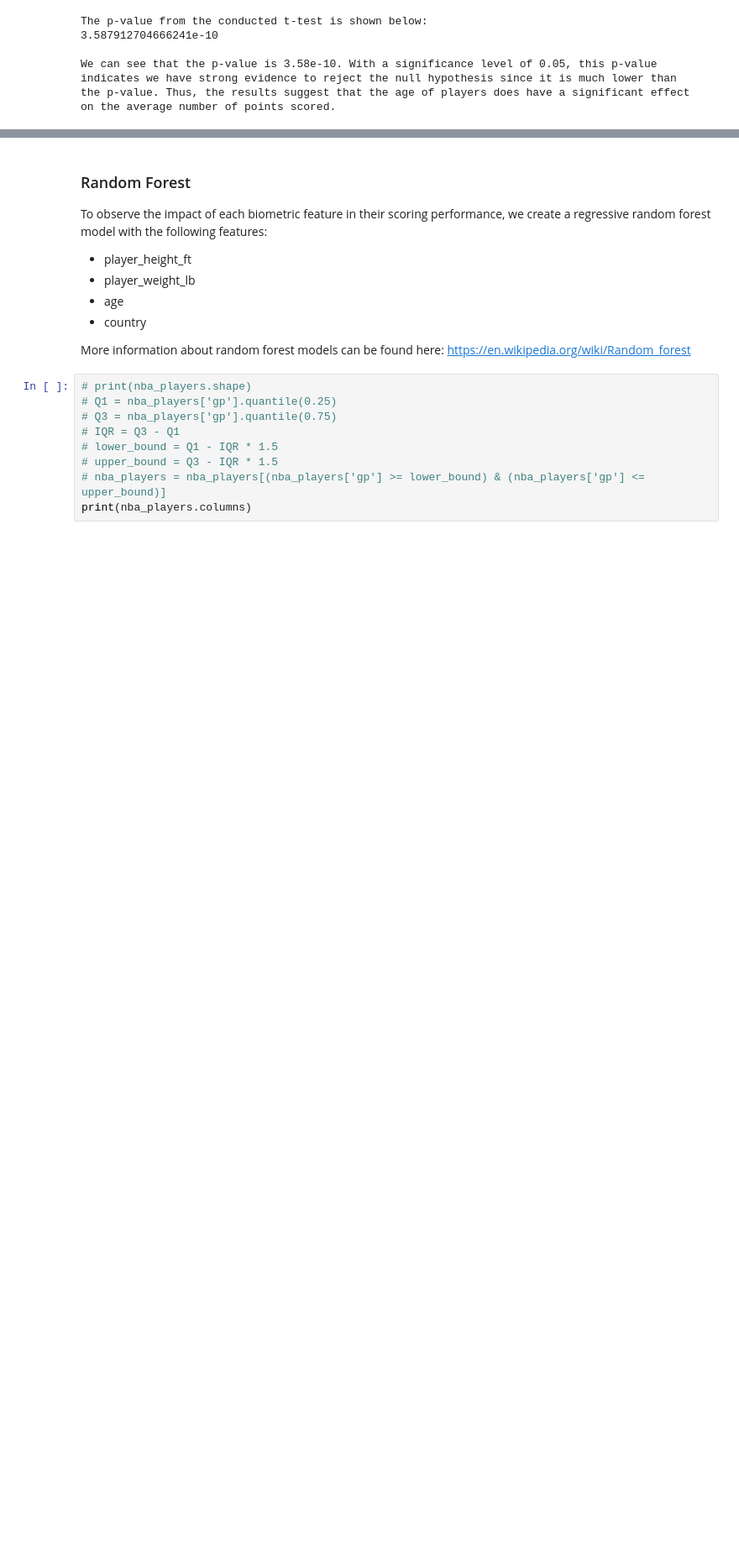
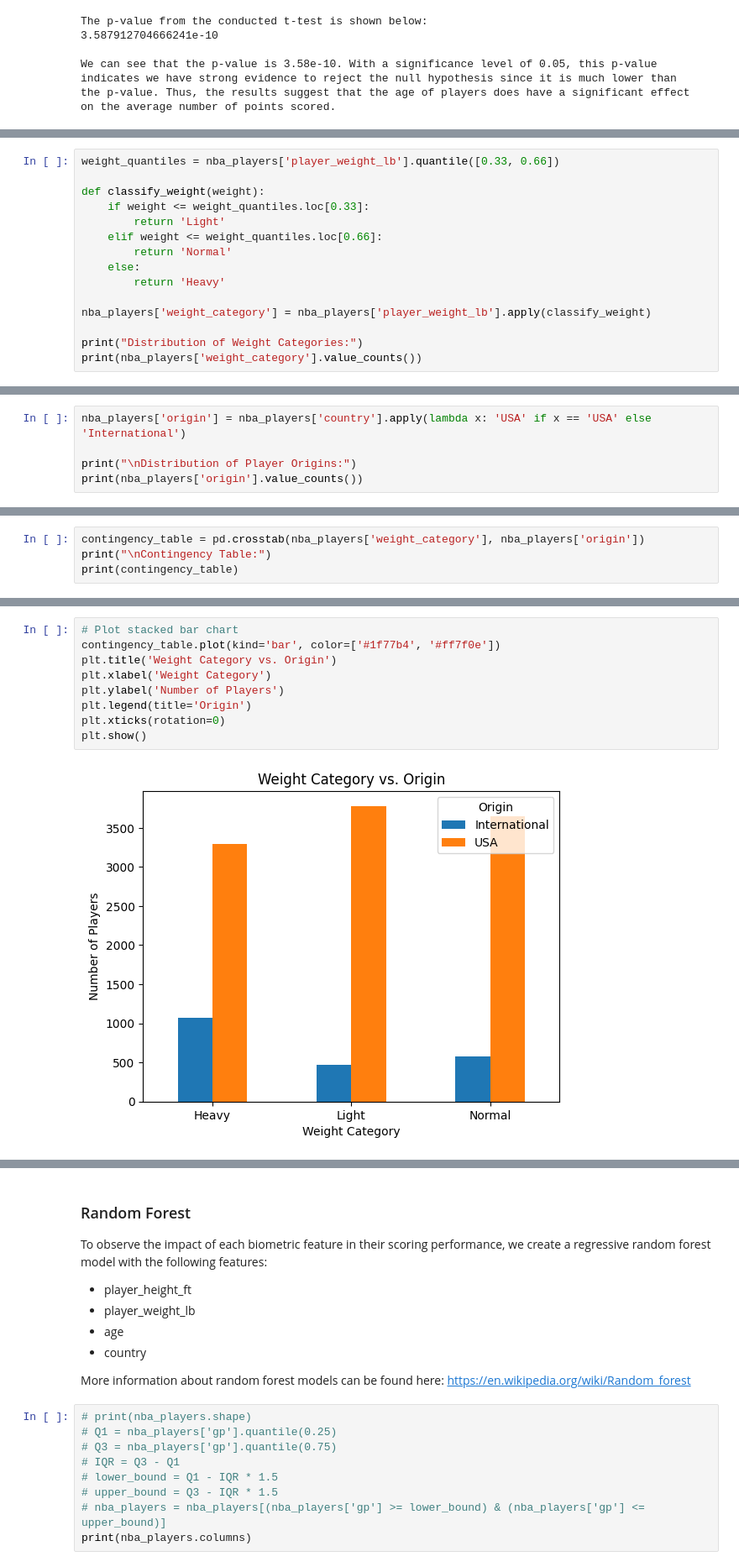
Before and after one commit to ezilin/CMSC320-Group-Proj, a Jupyter notebook: projectfn.ipynb, the cells around one changed output, grey strips where cells are left out. Shown at 84% size. Saved outputs shown, nothing was run; the diff lists cells and outputs as text; blank space fills up the shorter version.

```diff
--- a/projectfn.ipynb
+++ b/projectfn.ipynb
@@ -736,0 +737,15 @@ on the average number of points scored.
+# %%
+weight_quantiles = nba_players['player_weight_lb'].quantile([0.33, 0.66])
+
+def classify_weight(weight):
+    if weight <= weight_quantiles.loc[0.33]:
+        return 'Light'
+    elif weight <= weight_quantiles.loc[0.66]:
+        return 'Normal'
+    else:
+        return 'Heavy'
+
+nba_players['weight_category'] = nba_players['player_weight_lb'].apply(classify_weight)
+
+print("Distribution of Weight Categories:")
+print(nba_players['weight_category'].value_counts())
@@ -736,0 +761,5 @@ on the average number of points scored.
+# %%
+nba_players['origin'] = nba_players['country'].apply(lambda x: 'USA' if x == 'USA' else 'International')
+
+print("\nDistribution of Player Origins:")
+print(nba_players['origin'].value_counts())
@@ -736,0 +774,4 @@ on the average number of points scored.
+# %%
+contingency_table = pd.crosstab(nba_players['weight_category'], nba_players['origin'])
+print("\nContingency Table:")
+print(contingency_table)
@@ -736,0 +802,11 @@ on the average number of points scored.
+# %%
+# Plot stacked bar chart
+contingency_table.plot(kind='bar', color=['#1f77b4', '#ff7f0e'])
+plt.title('Weight Category vs. Origin')
+plt.xlabel('Weight Category')
+plt.ylabel('Number of Players')
+plt.legend(title='Origin')
+plt.xticks(rotation=0)
+plt.show()
+# %% [output]
+[figure, added]
```
Also changed, not shown: parts of 18 cells of this notebook.
